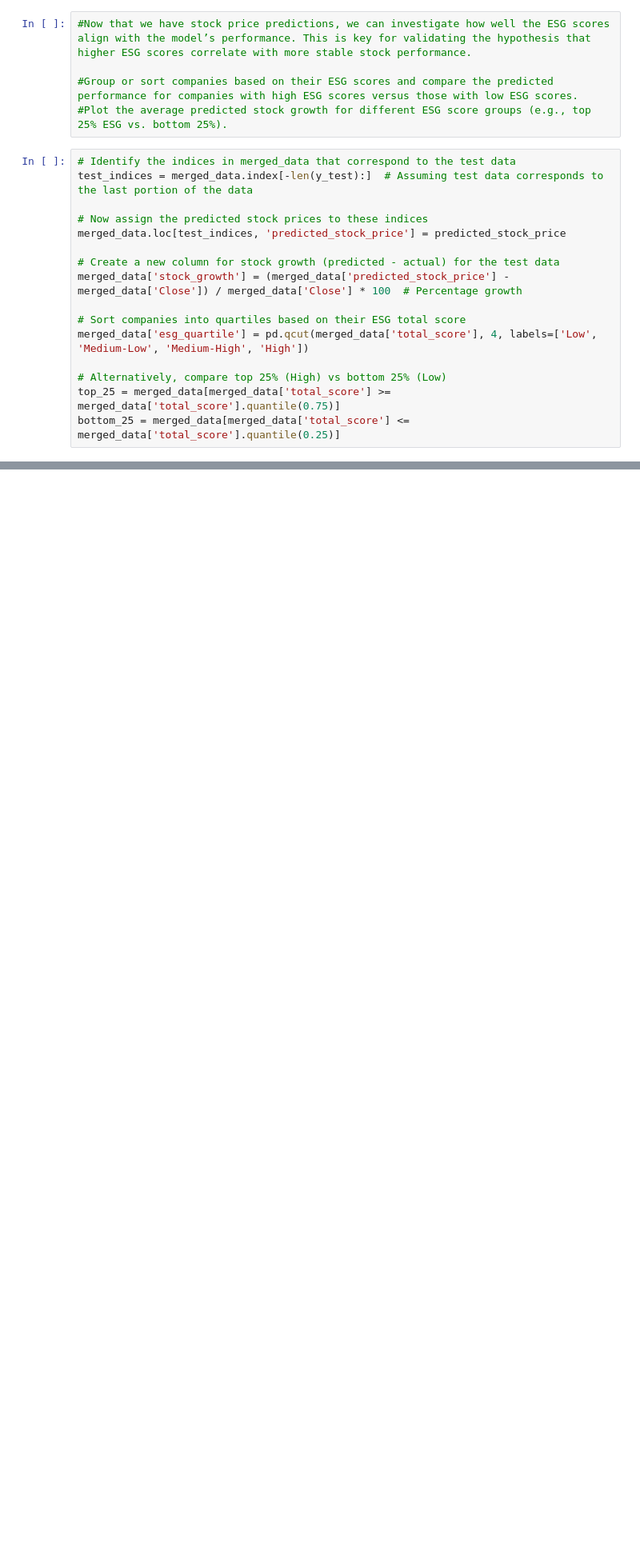
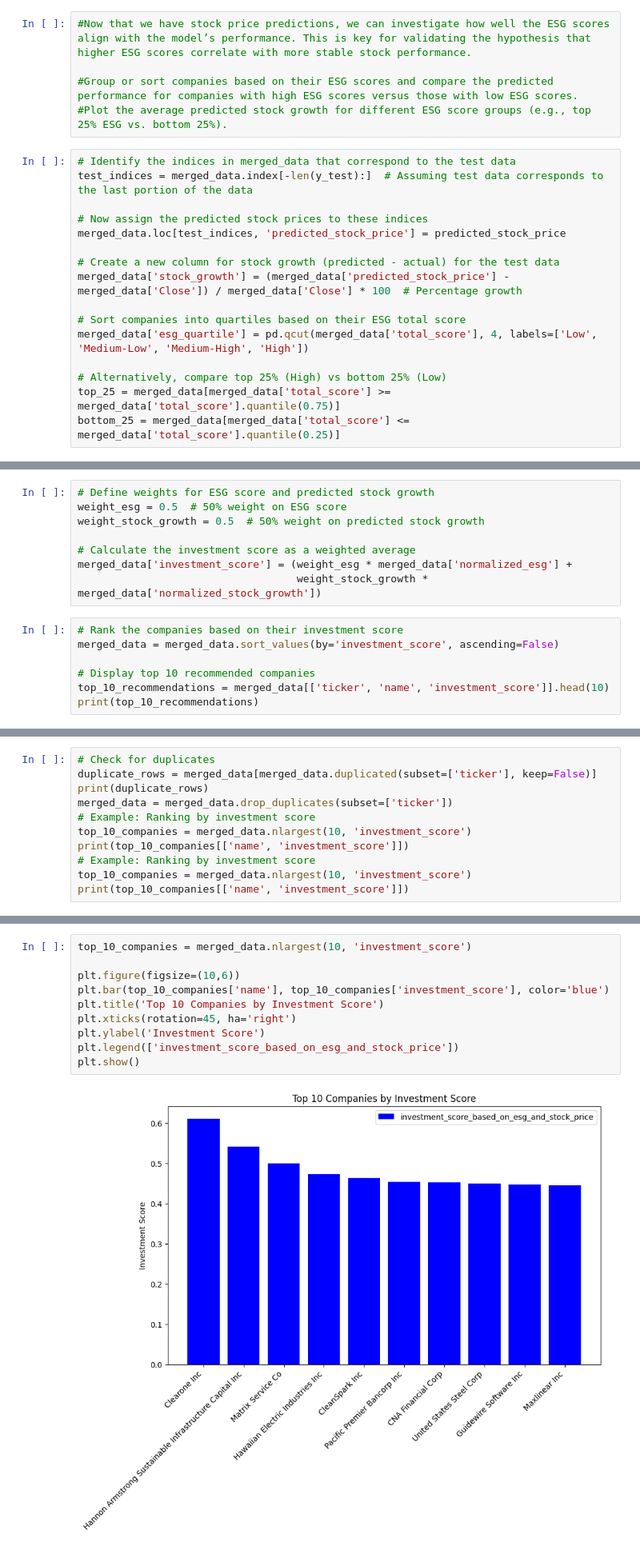
Before and after one commit to merylmizell/deeplearningproj1, a Jupyter notebook: StockRecommendationSystem.ipynb, the cells around one changed output, grey strips where cells are left out. Shown at 80% size. Drawn from its saved outputs; the diff is of its cells as text; blank space fills up the shorter version.

```diff
--- a/StockRecommendationSystem.ipynb
+++ b/StockRecommendationSystem.ipynb
@@ -370,0 +344,15 @@ plt.show()
+# %%
+# Define weights for ESG score and predicted stock growth
+weight_esg = 0.5  # 50% weight on ESG score
+weight_stock_growth = 0.5  # 50% weight on predicted stock growth
+
+# Calculate the investment score as a weighted average
+merged_data['investment_score'] = (weight_esg * merged_data['normalized_esg'] +
+                                   weight_stock_growth * merged_data['normalized_stock_growth'])
+# %%
+# Rank the companies based on their investment score
+merged_data = merged_data.sort_values(by='investment_score', ascending=False)
+
+# Display top 10 recommended companies
+top_10_recommendations = merged_data[['ticker', 'name', 'investment_score']].head(10)
+print(top_10_recommendations)
@@ -370,0 +377,11 @@ plt.show()
+# %%
+# Check for duplicates
+duplicate_rows = merged_data[merged_data.duplicated(subset=['ticker'], keep=False)]
+print(duplicate_rows)
+merged_data = merged_data.drop_duplicates(subset=['ticker'])
+# Example: Ranking by investment score
+top_10_companies = merged_data.nlargest(10, 'investment_score')
+print(top_10_companies[['name', 'investment_score']])
+# Example: Ranking by investment score
+top_10_companies = merged_data.nlargest(10, 'investment_score')
+print(top_10_companies[['name', 'investment_score']])
@@ -370,0 +406,12 @@ plt.show()
+# %%
+top_10_companies = merged_data.nlargest(10, 'investment_score')
+
+plt.figure(figsize=(10,6))
+plt.bar(top_10_companies['name'], top_10_companies['investment_score'], color='blue')
+plt.title('Top 10 Companies by Investment Score')
+plt.xticks(rotation=45, ha='right')
+plt.ylabel('Investment Score')
+plt.legend(['investment_score_based_on_esg_and_stock_price'])
+plt.show()
+# %% [output]
+[figure, added]
```
Also changed, not shown: parts of 14 cells of this notebook.
